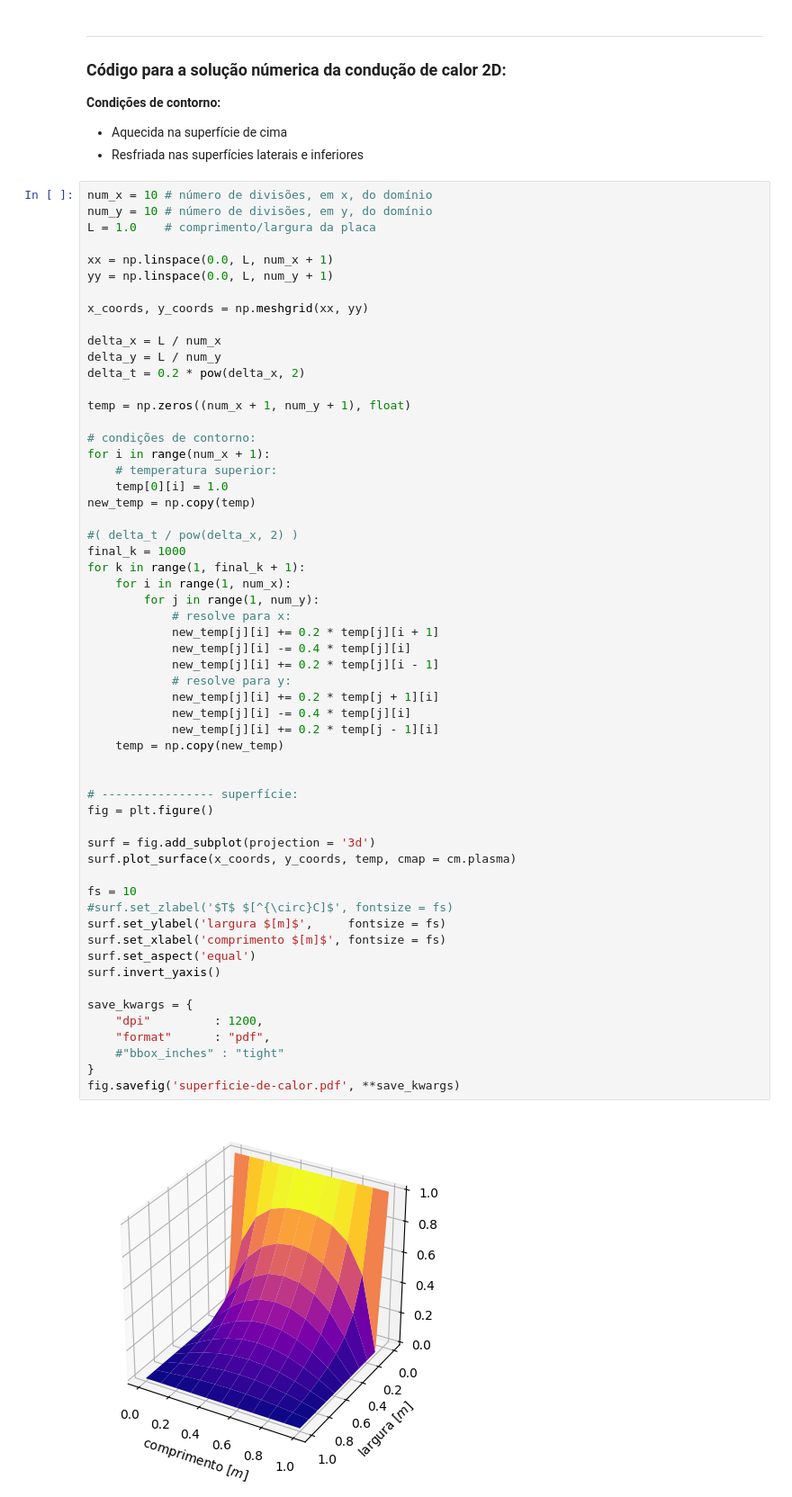
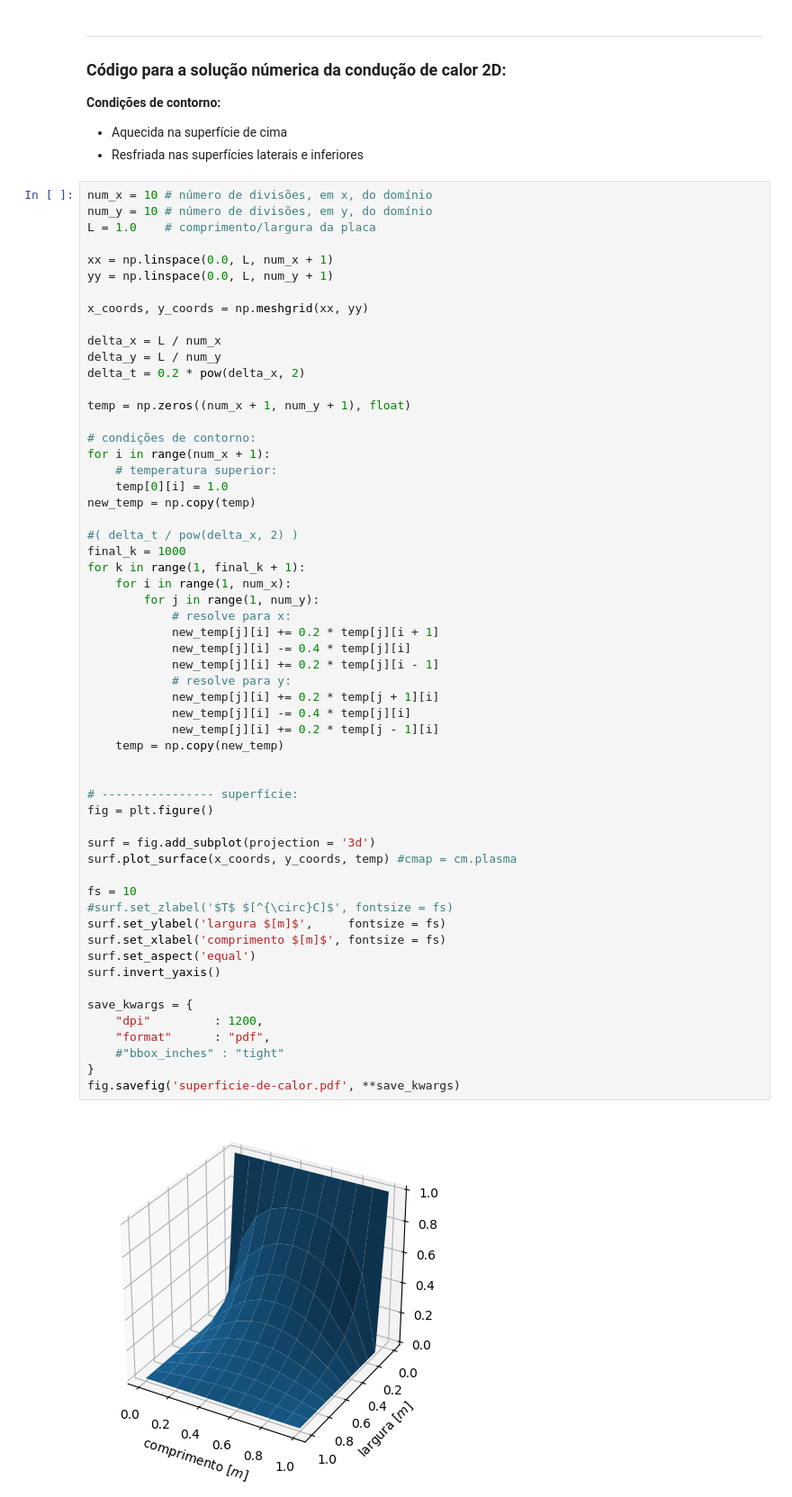
Before and after one commit to Henrique-Z/TCM-Trabalho-Final, a Jupyter notebook: trab-num.ipynb, the cells around one changed output. Shown at 90% size. Drawn from its saved outputs; the diff is of its cells as text.

```diff
--- a/trab-num.ipynb
+++ b/trab-num.ipynb
@@ -501,35 +501,35 @@ for k in range(1, final_k + 1):
             # resolve para x:
             new_temp[j][i] += 0.2 * temp[j][i + 1]
             new_temp[j][i] -= 0.4 * temp[j][i]
             new_temp[j][i] += 0.2 * temp[j][i - 1]
             # resolve para y:
             new_temp[j][i] += 0.2 * temp[j + 1][i]
             new_temp[j][i] -= 0.4 * temp[j][i]
             new_temp[j][i] += 0.2 * temp[j - 1][i]
     temp = np.copy(new_temp)
 
 
 # ---------------- superfície:
 fig = plt.figure()
 
 surf = fig.add_subplot(projection = '3d')
-surf.plot_surface(x_coords, y_coords, temp, cmap = cm.plasma)
+surf.plot_surface(x_coords, y_coords, temp) #cmap = cm.plasma
 
 fs = 10
 #surf.set_zlabel('$T$ $[^{\circ}C]$', fontsize = fs)
 surf.set_ylabel('largura $[m]$',     fontsize = fs)
 surf.set_xlabel('comprimento $[m]$', fontsize = fs)
 surf.set_aspect('equal')
 surf.invert_yaxis()
 
 save_kwargs = {
     "dpi"         : 1200,
     "format"      : "pdf",
     #"bbox_inches" : "tight"
 }
 fig.savefig('superficie-de-calor.pdf', **save_kwargs)
 # %% [output]
-[figure, old version]
+[figure, new version]
 # %%
 # ---------------- gif:
 
```
Also changed, not shown: parts of 3 cells of this notebook, 14 other files.
